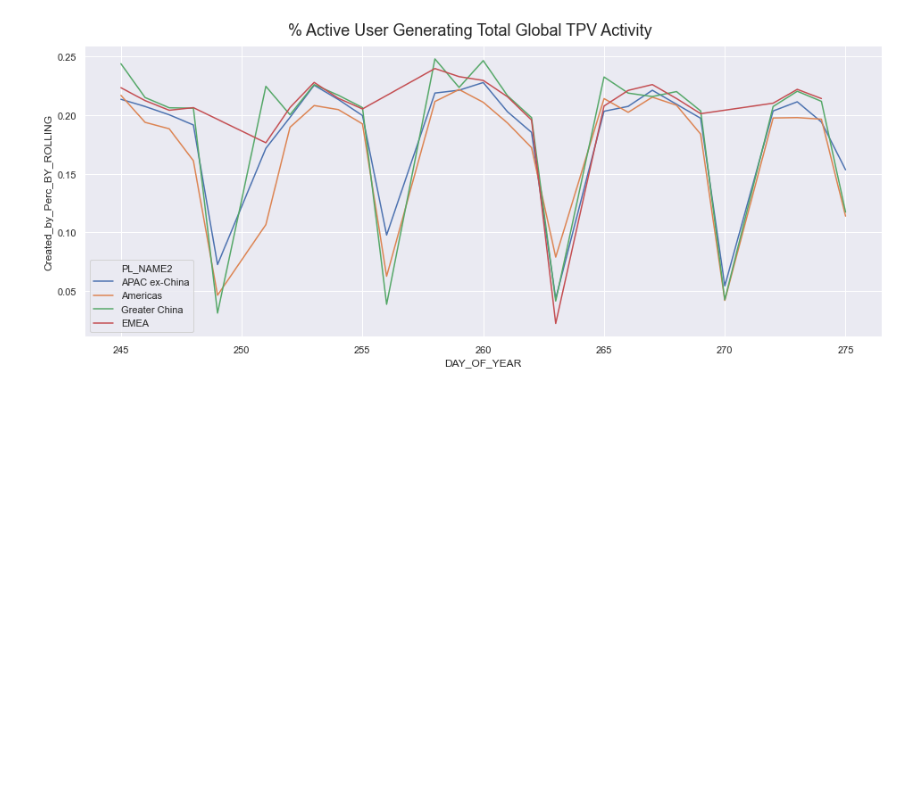
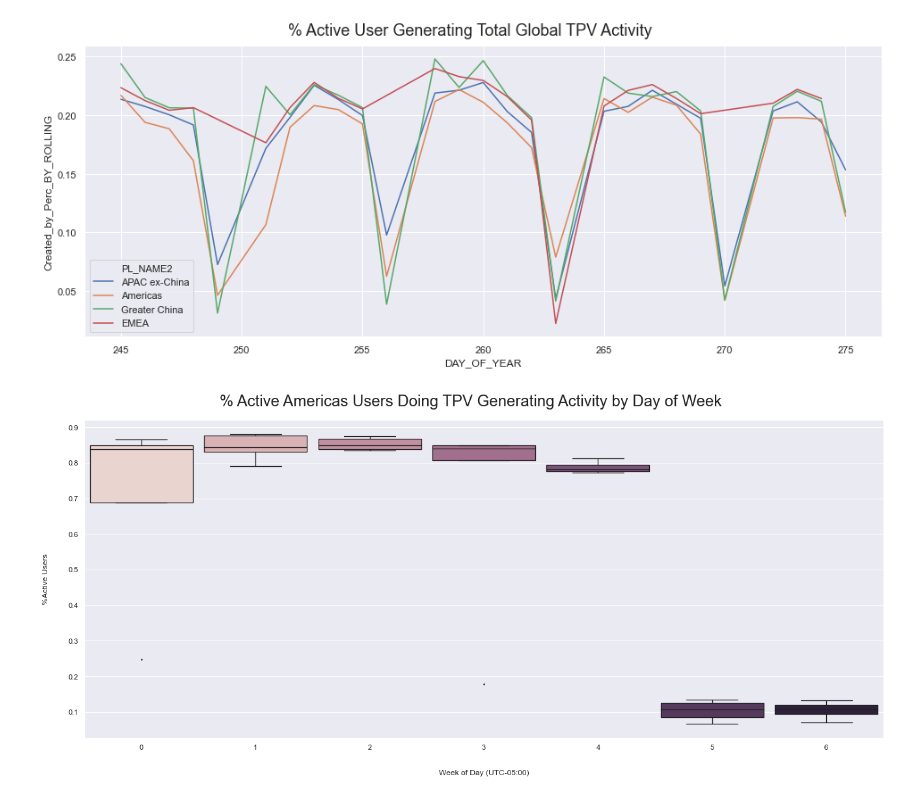
Before and after one commit to CocoZHG611/GC-Data-and-Analytics, a Jupyter notebook: User Activity Hourly.ipynb, the cells around one changed output. Drawn from its saved outputs; the diff is of its cells as text; code cells hidden in the pictures; blank space fills up the shorter version.

```diff
--- a/User Activity Hourly.ipynb
+++ b/User Activity Hourly.ipynb
@@ -511,0 +593,12 @@ ax = sns.lineplot(x="DAY_OF_YEAR", y="Created_by_Perc_BY_ROLLING", hue="PL_NAME2
+# %%
+df_population = df
+df_population= df_population.loc[df_population.ACTIVITY_YEAR_NUMBER >= 2020]
+df_population = df_population.loc[df_population.ACTIVITY_MONTH_NUMBER == 9]
+df_population = offset_days(df_population, -5)
+df_working = shape_week_box(df_population)
+df_working['DAY_OF_WEEK'].unique()
+
+df_day = df_working.loc[df_working.PL_NAME2 == 'Americas']
+render_week_box(df_day, "Created_by_Perc", "% Active Americas Users Doing TPV Generating Activity by Day of Week", offset=-5, ylabel='%Active Users')
+# %% [output]
+[figure, added]
```
Also changed, not shown: parts of 3 cells of this notebook.
